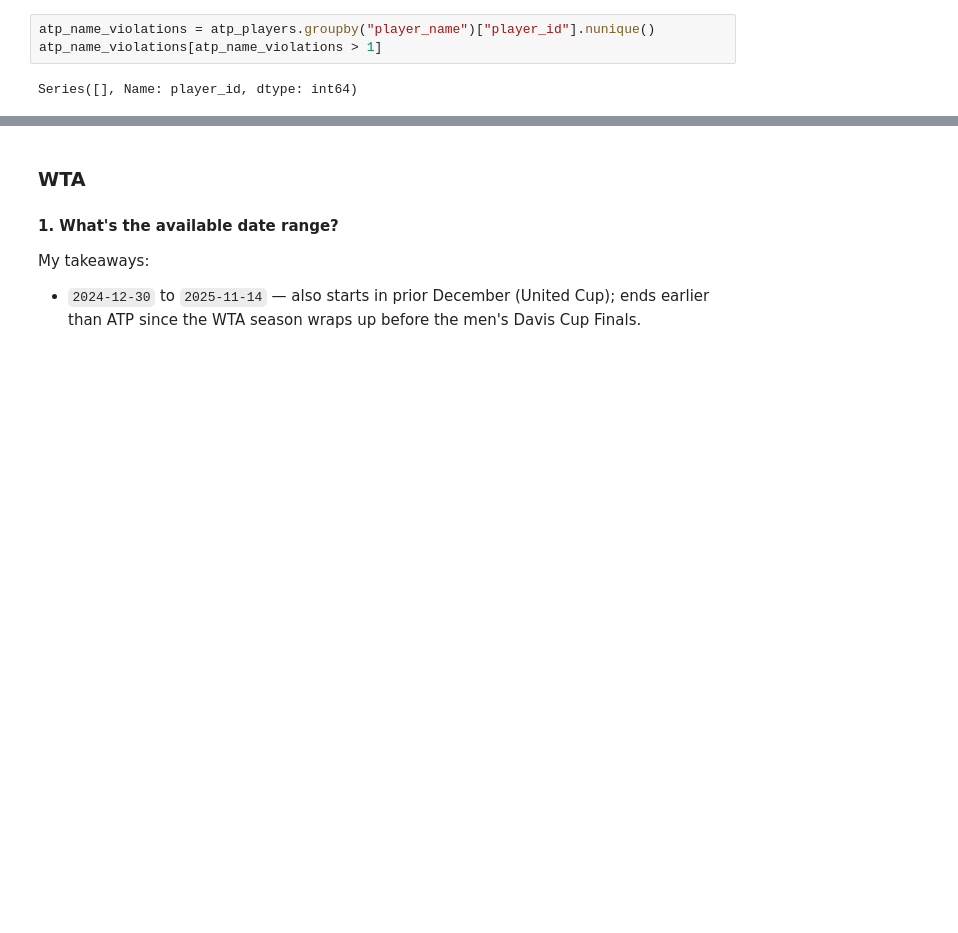
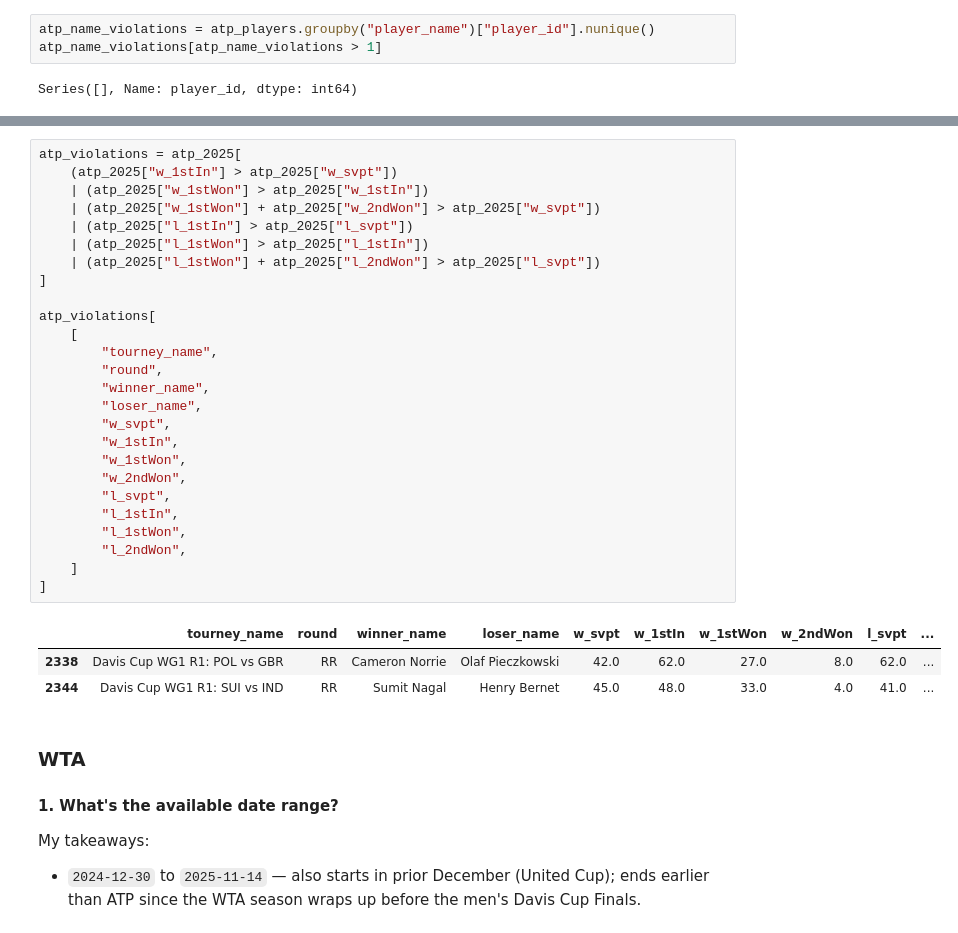
Before and after one commit to anajbellini/DataDeuce, a Jupyter notebook: analysis/source_profiling.ipynb, the cells around one changed output, grey strips where cells are left out. Drawn from its saved outputs; the diff is of its cells as text; blank space fills up the shorter version.

```diff
--- a/analysis/source_profiling.ipynb
+++ b/analysis/source_profiling.ipynb
@@ -358,3 +363,33 @@ Series([], Name: player_id, dtype: int64)
+# %%
+atp_violations = atp_2025[
+    (atp_2025["w_1stIn"] > atp_2025["w_svpt"])
+    | (atp_2025["w_1stWon"] > atp_2025["w_1stIn"])
+    | (atp_2025["w_1stWon"] + atp_2025["w_2ndWon"] > atp_2025["w_svpt"])
+    | (atp_2025["l_1stIn"] > atp_2025["l_svpt"])
+    | (atp_2025["l_1stWon"] > atp_2025["l_1stIn"])
+    | (atp_2025["l_1stWon"] + atp_2025["l_2ndWon"] > atp_2025["l_svpt"])
+]
+
+atp_violations[
+    [
+        "tourney_name",
+        "round",
+        "winner_name",
+        "loser_name",
+        "w_svpt",
+        "w_1stIn",
+        "w_1stWon",
+        "w_2ndWon",
+        "l_svpt",
+        "l_1stIn",
+        "l_1stWon",
+        "l_2ndWon",
+    ]
+]
+# %% [output]
+|  | tourney_name | round | winner_name | loser_name | w_svpt | w_1stIn | w_1stWon | w_2ndWon | l_svpt | ... |
+| 2338 | Davis Cup WG1 R1: POL vs GBR | RR | Cameron Norrie | Olaf Pieczkowski | 42.0 | 62.0 | 27.0 | 8.0 | 62.0 | ... |
+| 2344 | Davis Cup WG1 R1: SUI vs IND | RR | Sumit Nagal | Henry Bernet | 45.0 | 48.0 | 33.0 | 4.0 | 41.0 | ... |
 # %% [markdown]
 ### WTA
 
```
Also changed, not shown: parts of 3 cells of this notebook.
